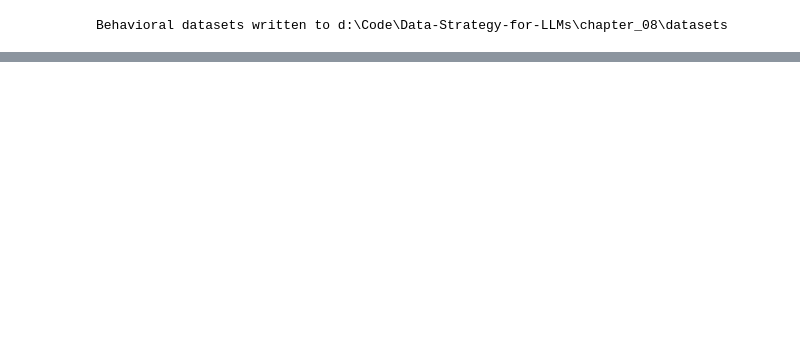
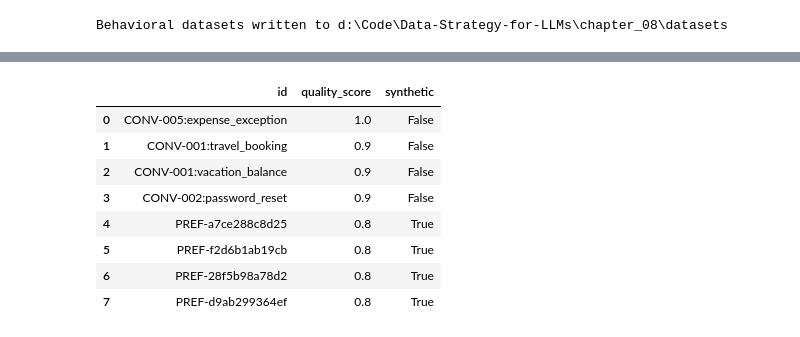
Before and after one commit to PacktPublishing/Data-Strategy-for-LLMs, a Jupyter notebook: chapter_08/Jupyter_Notebooks/Chapter_8_Notebook.ipynb, the cells around one changed output, grey strips where cells are left out. Saved outputs shown, nothing was run; the diff lists cells and outputs as text; code cells hidden in the pictures; blank space fills up the shorter version.

Commit message:
Chapter 8: additional code examples

```diff
--- a/chapter_08/Jupyter_Notebooks/Chapter_8_Notebook.ipynb
+++ b/chapter_08/Jupyter_Notebooks/Chapter_8_Notebook.ipynb
@@ -444,8 +444,8 @@ for conversation in historical_conversations:
             ],
         })
 
-# Few-shot examples retain the complete interaction, including tool use.
-few_shot_examples = [
+# Quality examples retain the complete successful interaction, including tool use.
+quality_examples = [
     {
         "example_id": example["example_id"],
         "messages": [
@@ -470,13 +470,13 @@ instruction_response_pairs = [
     for example in behavioral_examples
 ]
 
-few_shot_path = dataset_dir / "behavioral_few_shot_examples.jsonl"
+quality_examples_path = dataset_dir / "behavioral_quality_examples.jsonl"
 instruction_path = dataset_dir / "behavioral_instruction_response_pairs.jsonl"
 rejected_tasks_path = dataset_dir / "behavioral_rejected_tasks.csv"
 behavioral_manifest_path = dataset_dir / "behavioral_manifest.json"
 
 for path, records in (
-    (few_shot_path, few_shot_examples),
+    (quality_examples_path, quality_examples),
     (instruction_path, instruction_response_pairs),
 ):
     with path.open("w", encoding="utf-8") as file:
@@ -512,7 +512,7 @@ assert all(
 assert {item["task_id"] for item in rejected_tasks} == {
     "invoice_correction", "laptop_failure"
 }
-assert len(few_shot_examples) == len(instruction_response_pairs)
+assert len(quality_examples) == len(instruction_response_pairs)
 
 print(
     f"Conversations: {len(historical_conversations)} | "
@@ -536,0 +662,79 @@ Behavioral datasets written to d:\Code\Data-Strategy-for-LLMs\chapter_08\dataset
+# %%
+def calculate_quality(record):
+    """Score workflow completeness and evidence on a zero-to-one scale."""
+    messages = record["content"]["messages"]
+    roles = {message["role"] for message in messages}
+    score = 0.4
+    score += 0.2 if {"user", "assistant"}.issubset(roles) else 0
+    score += 0.2 if record["content"]["workflow"] else 0
+    score += 0.1 if "tool" in roles else 0
+    score += 0.1 if record["metadata"]["authority"] == "expert" else 0
+    return round(min(score, 1.0), 2)
+
+
+retrieval_corpus = []
+few_shot_candidates = []
+
+for record in customization_data:
+    if record["category"] == "knowledge":
+        retrieval_corpus.append({
+            "id": record["id"],
+            "content": record["content"],
+            "metadata": {
+                "source": record["metadata"]["source"],
+                "authority": record["metadata"]["authority"],
+                "version": record["metadata"]["version"],
+                "last_updated": record["metadata"]["last_updated"],
+            },
+        })
+    elif record["category"] == "behavioral":
+        few_shot_candidates.append({
+            "id": record["id"],
+            "conversation": record["content"]["messages"],
+            "workflow": record["content"]["workflow"],
+            "quality_score": calculate_quality(record),
+            "synthetic": record["metadata"]["synthetic"],
+        })
+    elif record["category"] == "preference":
+        few_shot_candidates.append({
+            "id": record["id"],
+            "conversation": [
+                {"role": "user", "content": record["content"]["prompt"]},
+                {
+                    "role": "assistant",
+                    "content": record["content"]["preferred_response"],
+                },
+            ],
+            "workflow": [],
+            "quality_score": 0.8,
+            "synthetic": record["metadata"]["synthetic"],
+        })
+
+few_shot_candidates.sort(
+    key=lambda candidate: (candidate["quality_score"], not candidate["synthetic"]),
+    reverse=True,
+    )
+
+retrieval_corpus_path = dataset_dir / "retrieval_corpus.jsonl"
+few_shot_candidates_path = dataset_dir / "few_shot_candidates.jsonl"
+for path, records in (
+    (retrieval_corpus_path, retrieval_corpus),
+    (few_shot_candidates_path, few_shot_candidates),
+):
+    with path.open("w", encoding="utf-8") as file:
+        for item in records:
+            file.write(json.dumps(item) + "\n")
+
+assert len(retrieval_corpus) == customization_summary["knowledge"]
+assert len(few_shot_candidates) == (
+    customization_summary["behavioral"] + customization_summary["preference"]
+)
+assert all(item["metadata"]["authority"] for item in retrieval_corpus)
+assert all(0 <= item["quality_score"] <= 1 for item in few_shot_candidates)
+
+print(f"Retrieval records: {len(retrieval_corpus)}")
+print(f"Few-shot candidates: {len(few_shot_candidates)}")
+display(pd.DataFrame(few_shot_candidates)[
+    ["id", "quality_score", "synthetic"]
+])
+# %% [output]
@@ -536,0 +743,9 @@ Behavioral datasets written to d:\Code\Data-Strategy-for-LLMs\chapter_08\dataset
+|  | id | quality_score | synthetic |
+| 0 | CONV-005:expense_exception | 1.0 | False |
+| 1 | CONV-001:travel_booking | 0.9 | False |
+| 2 | CONV-001:vacation_balance | 0.9 | False |
+| 3 | CONV-002:password_reset | 0.9 | False |
+| 4 | PREF-a7ce288c8d25 | 0.8 | True |
+| 5 | PREF-f2d6b1ab19cb | 0.8 | True |
+| 6 | PREF-28f5b98a78d2 | 0.8 | True |
+| 7 | PREF-d9ab299364ef | 0.8 | True |
```
Also changed, not shown: parts of 8 cells of this notebook, 9 other files.
